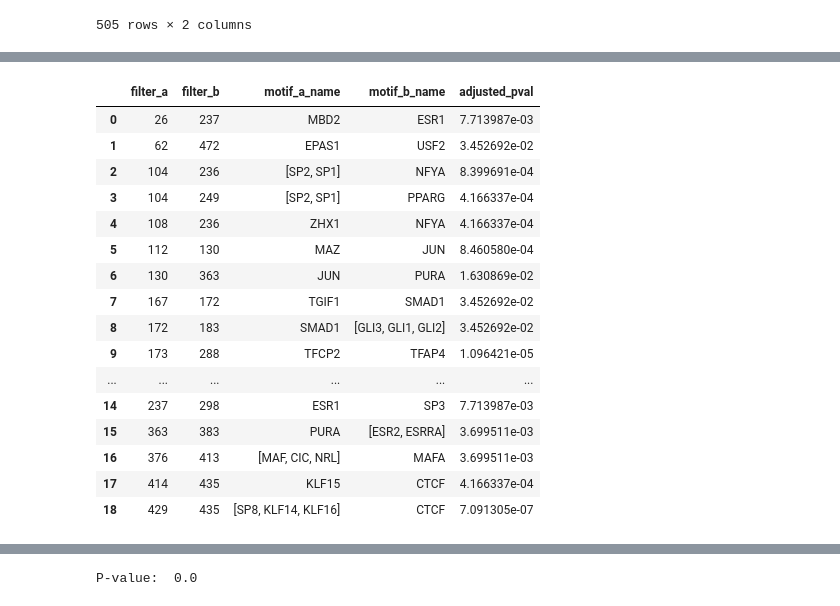
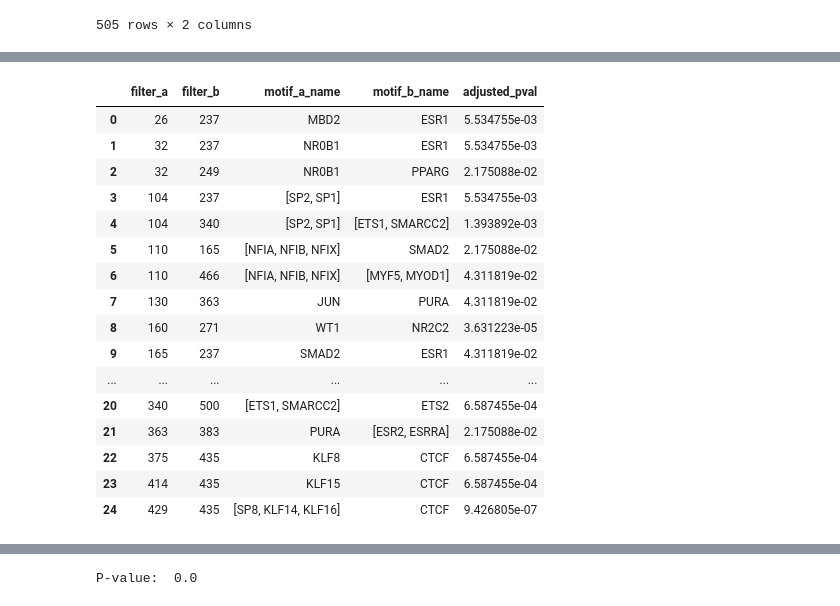
Before and after one commit to sairajab/satoriv2, a Jupyter notebook: analysis/PSSM_Post_Process_Interactions.ipynb, the cells around one changed output, grey strips where cells are left out. Cells and saved outputs as stored; diff of their text form; code cells hidden in the pictures.

```diff
--- a/analysis/PSSM_Post_Process_Interactions.ipynb
+++ b/analysis/PSSM_Post_Process_Interactions.ipynb
@@ -17,6 +36,15 @@ df.shape
 # %%
 hp_cluster_info = "/s/chromatin/a/nobackup/Saira/SATORI_ENHANCEMENTS/TIANA_demo_upload/mycluster/hp//motifs_summary.csv"
 hp_cluster = pd.read_csv(hp_cluster_info, delimiter=',')
+# %%
+df_intrs = pd.read_csv("/s/chromatin/p/nobackup/Saira/motif_databases/Human_Chromatin/hippie/hippie_current.txt", delimiter="\t", header=None)
+df_intrs[0] = df_intrs[0].str.split('_').str[0]
+df_intrs[2] = df_intrs[2].str.split('_').str[0]
+tfs = set()
+for i, row in df_intrs.iterrows():
+
+    tfs.add((row[0] , row[2]))
+    tfs.add((row[2] , row[0]))
 # %%
 hp_cluster
 # %% [output]
@@ -113,30 +63,0 @@ result_df = get_interaction_df(df)
-# %%
-df = pd.read_csv("/s/chromatin/p/nobackup/Saira/motif_databases/Human_Chromatin/hippie/hippie_current.txt", delimiter="\t", header=None)
-df[0] = df[0].str.split('_').str[0]
-df[2] = df[2].str.split('_').str[0]
-tfs = set()
-for i, row in df.iterrows():
-
-    tfs.add((row[0] , row[2]))
-    tfs.add((row[2] , row[0]))
-# %%
-def find_matches_in_db(result_df, tfs):
-    matches_in_db = []
-    for i, row in result_df.iterrows():
-        if type(row['motif_a_name']) == str and type(row['motif_b_name']) == str:
-            if (row['motif_a_name'].upper(), row['motif_b_name'].upper()) in tfs:
-                matches_in_db.append(row)
-        elif type(row['motif_b_name']) == str and type(row['motif_a_name']) == list:
-            for motif in row['motif_a_name']:
-                if (motif.upper(), row['motif_b_name'].upper()) in tfs:
-                    matches_in_db.append(row)
-        elif type(row['motif_a_name']) == str and type(row['motif_b_name']) == list:
-            for motif in row['motif_b_name']:
-                if (row['motif_a_name'].upper(), motif.upper()) in tfs:
-                    matches_in_db.append(row)
-        elif type(row['motif_a_name']) == list and type(row['motif_b_name']) == list:
-            for motif_a in row['motif_a_name']:
-                for motif_b in row['motif_b_name']:
-                    if (motif_a.upper(), motif_b.upper()) in tfs:
-                        matches_in_db.append(row)
-    return matches_in_db
@@ -143,26 +89,30 @@ def find_matches_in_db(result_df, tfs):
+# %%
+
+index_to_cluster_map = map_index_to_motifs(hp_cluster)
+result_df = get_interaction_df(df, index_to_cluster_map)
 # %%
-matches_in_db = find_matches_in_db(result_df)
+matches_in_db = find_matches_in_db(result_df, tfs)
 # Convert to DataFrame
 matches_in_db = pd.DataFrame(matches_in_db)
 matches_in_db.reset_index(drop=True, inplace=True)
 matches_in_db.drop_duplicates(subset=['filter_a', 'filter_b'], inplace=True)
 matches_in_db.reset_index(drop=True, inplace=True)
 matches_in_db
 # %% [output]
 |  | filter_a | filter_b | motif_a_name | motif_b_name | adjusted_pval |
-| 0 | 26 | 237 | MBD2 | ESR1 | 7.713987e-03 |
-| 1 | 62 | 472 | EPAS1 | USF2 | 3.452692e-02 |
-| 2 | 104 | 236 | [SP2, SP1] | NFYA | 8.399691e-04 |
-| 3 | 104 | 249 | [SP2, SP1] | PPARG | 4.166337e-04 |
-| 4 | 108 | 236 | ZHX1 | NFYA | 4.166337e-04 |
-| 5 | 112 | 130 | MAZ | JUN | 8.460580e-04 |
-| 6 | 130 | 363 | JUN | PURA | 1.630869e-02 |
-| 7 | 167 | 172 | TGIF1 | SMAD1 | 3.452692e-02 |
-| 8 | 172 | 183 | SMAD1 | [GLI3, GLI1, GLI2] | 3.452692e-02 |
-| 9 | 173 | 288 | TFCP2 | TFAP4 | 1.096421e-05 |
+| 0 | 26 | 237 | MBD2 | ESR1 | 5.534755e-03 |
+| 1 | 32 | 237 | NR0B1 | ESR1 | 5.534755e-03 |
+| 2 | 32 | 249 | NR0B1 | PPARG | 2.175088e-02 |
+| 3 | 104 | 237 | [SP2, SP1] | ESR1 | 5.534755e-03 |
+| 4 | 104 | 340 | [SP2, SP1] | [ETS1, SMARCC2] | 1.393892e-03 |
+| 5 | 110 | 165 | [NFIA, NFIB, NFIX] | SMAD2 | 2.175088e-02 |
+| 6 | 110 | 466 | [NFIA, NFIB, NFIX] | [MYF5, MYOD1] | 4.311819e-02 |
+| 7 | 130 | 363 | JUN | PURA | 4.311819e-02 |
+| 8 | 160 | 271 | WT1 | NR2C2 | 3.631223e-05 |
+| 9 | 165 | 237 | SMAD2 | ESR1 | 4.311819e-02 |
 | ... | ... | ... | ... | ... | ... |
-| 14 | 237 | 298 | ESR1 | SP3 | 7.713987e-03 |
-| 15 | 363 | 383 | PURA | [ESR2, ESRRA] | 3.699511e-03 |
-| 16 | 376 | 413 | [MAF, CIC, NRL] | MAFA | 3.699511e-03 |
-| 17 | 414 | 435 | KLF15 | CTCF | 4.166337e-04 |
-| 18 | 429 | 435 | [SP8, KLF14, KLF16] | CTCF | 7.091305e-07 |
+| 20 | 340 | 500 | [ETS1, SMARCC2] | ETS2 | 6.587455e-04 |
+| 21 | 363 | 383 | PURA | [ESR2, ESRRA] | 2.175088e-02 |
+| 22 | 375 | 435 | KLF8 | CTCF | 6.587455e-04 |
+| 23 | 414 | 435 | KLF15 | CTCF | 6.587455e-04 |
+| 24 | 429 | 435 | [SP8, KLF14, KLF16] | CTCF | 9.426805e-07 |
```
Also changed, not shown: parts of 22 cells of this notebook, 18 other files.
